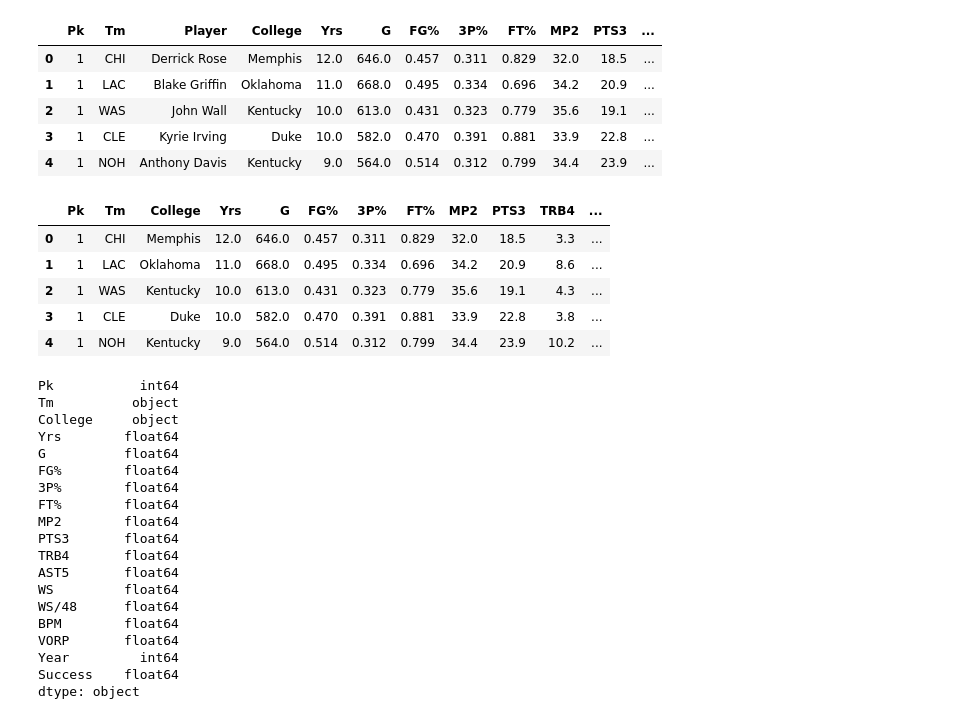
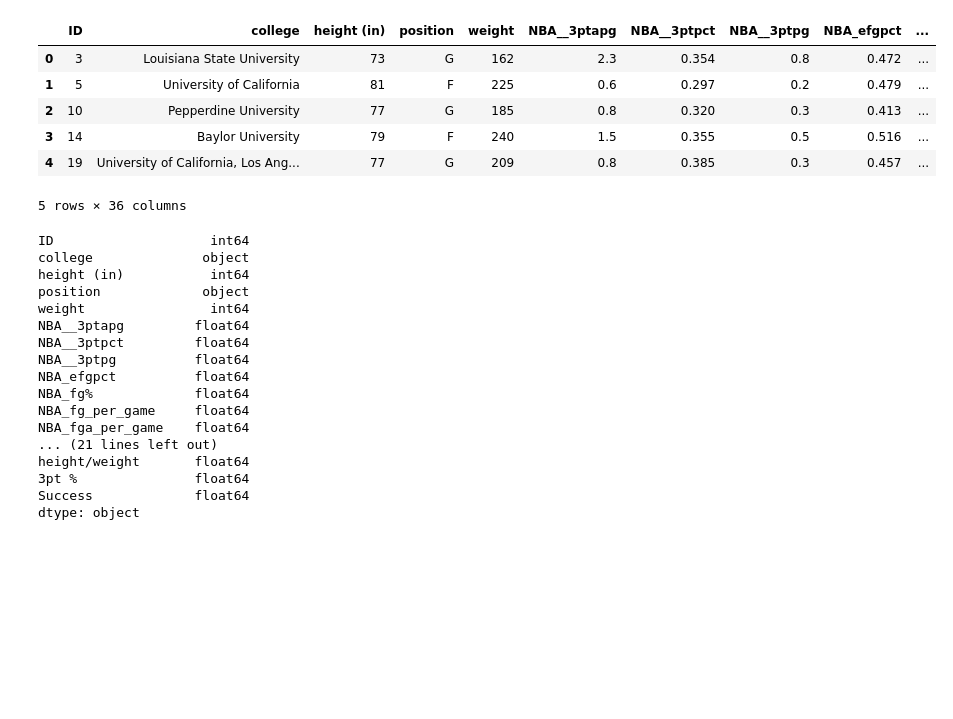
Before and after one commit to JunTheRewels/basket-money-ball, a Jupyter notebook: dataset1_model.ipynb, the cells around one changed output. Drawn from its saved outputs; the diff is of its cells as text; code cells hidden in the pictures; blank space fills up the shorter version.

Commit message:
linear w/ dhru's data

```diff
--- a/dataset1_model.ipynb
+++ b/dataset1_model.ipynb
@@ -11,7 +11,7 @@ from sklearn.preprocessing import StandardScaler,OneHotEncoder
 # %%
 # Read the draft_2008-2018.csv file from the Resources folder into a Pandas DataFrame
 draft_data_df = pd.read_csv(
-    Path("./Resources/college/draft_2008-2018.csv")
+    Path("./Resources/college/players.csv")
 )
 
 # Review the DataFrame
@@ -26,43 +27,32 @@ draft_data_df.head()
-# %%
-draft_data_df["Success"] = np.random.rand(658)
-draft_data_df.head()
-# %% [output]
-|  | Pk | Tm | Player | College | Yrs | G | FG% | 3P% | FT% | MP2 | PTS3 | ... |
-| 0 | 1 | CHI | Derrick Rose | Memphis | 12.0 | 646.0 | 0.457 | 0.311 | 0.829 | 32.0 | 18.5 | ... |
-| 1 | 1 | LAC | Blake Griffin | Oklahoma | 11.0 | 668.0 | 0.495 | 0.334 | 0.696 | 34.2 | 20.9 | ... |
-| 2 | 1 | WAS | John Wall | Kentucky | 10.0 | 613.0 | 0.431 | 0.323 | 0.779 | 35.6 | 19.1 | ... |
-| 3 | 1 | CLE | Kyrie Irving | Duke | 10.0 | 582.0 | 0.470 | 0.391 | 0.881 | 33.9 | 22.8 | ... |
-| 4 | 1 | NOH | Anthony Davis | Kentucky | 9.0 | 564.0 | 0.514 | 0.312 | 0.799 | 34.4 | 23.9 | ... |
 # %%
-draft_data_df = draft_data_df.drop(columns=["Player"])
+draft_data_df = draft_data_df.drop(columns=["name", "active_from", "active_to", "birth_date"])
 draft_data_df.head()
 # %% [output]
-|  | Pk | Tm | College | Yrs | G | FG% | 3P% | FT% | MP2 | PTS3 | TRB4 | ... |
-| 0 | 1 | CHI | Memphis | 12.0 | 646.0 | 0.457 | 0.311 | 0.829 | 32.0 | 18.5 | 3.3 | ... |
-| 1 | 1 | LAC | Oklahoma | 11.0 | 668.0 | 0.495 | 0.334 | 0.696 | 34.2 | 20.9 | 8.6 | ... |
-| 2 | 1 | WAS | Kentucky | 10.0 | 613.0 | 0.431 | 0.323 | 0.779 | 35.6 | 19.1 | 4.3 | ... |
-| 3 | 1 | CLE | Duke | 10.0 | 582.0 | 0.470 | 0.391 | 0.881 | 33.9 | 22.8 | 3.8 | ... |
-| 4 | 1 | NOH | Kentucky | 9.0 | 564.0 | 0.514 | 0.312 | 0.799 | 34.4 | 23.9 | 10.2 | ... |
+|  | ID | college | height (in) | position | weight | NBA__3ptapg | NBA__3ptpct | NBA__3ptpg | NBA_efgpct | ... |
+| 0 | 3 | Louisiana State University | 73 | G | 162 | 2.3 | 0.354 | 0.8 | 0.472 | ... |
+| 1 | 5 | University of California | 81 | F | 225 | 0.6 | 0.297 | 0.2 | 0.479 | ... |
+| 2 | 10 | Pepperdine University | 77 | G | 185 | 0.8 | 0.320 | 0.3 | 0.413 | ... |
+| 3 | 14 | Baylor University | 79 | F | 240 | 1.5 | 0.355 | 0.5 | 0.516 | ... |
+| 4 | 19 | University of California, Los Ang... | 77 | G | 209 | 0.8 | 0.385 | 0.3 | 0.457 | ... |
+5 rows × 36 columns
 # %%
 draft_data_df.dtypes
 # %% [output]
-Pk           int64
-Tm          object
-College     object
-Yrs        float64
-G          float64
-FG%        float64
-3P%        float64
-FT%        float64
-MP2        float64
-PTS3       float64
-TRB4       float64
-AST5       float64
-WS         float64
-WS/48      float64
-BPM        float64
-VORP       float64
-Year         int64
-Success    float64
+ID                    int64
+college              object
+height (in)           int64
+position             object
+weight                int64
+NBA__3ptapg         float64
+NBA__3ptpct         float64
+NBA__3ptpg          float64
+NBA_efgpct          float64
+NBA_fg%             float64
+NBA_fg_per_game     float64
+NBA_fga_per_game    float64
+... (21 lines left out)
+height/weight       float64
+3pt %               float64
+Success             float64
 dtype: object
 # %%
```
Also changed, not shown: parts of 12 cells of this notebook, 3 other files.
